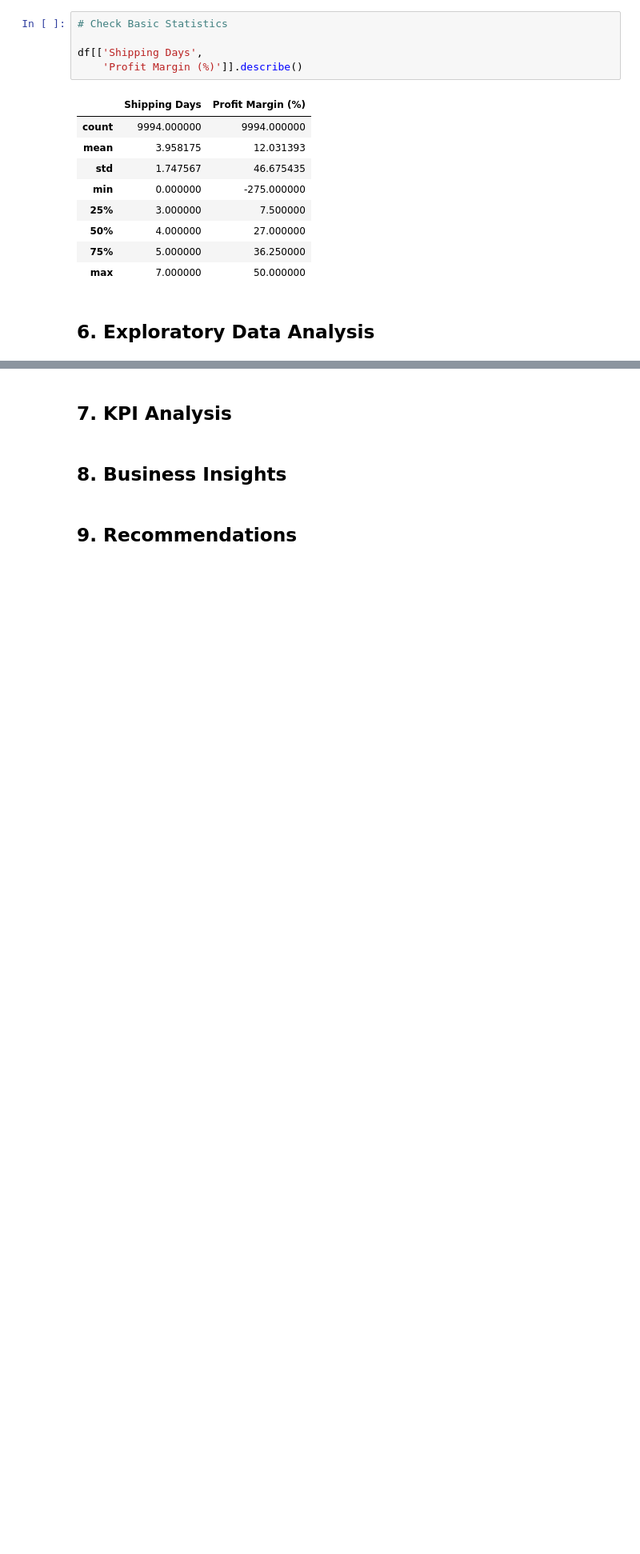
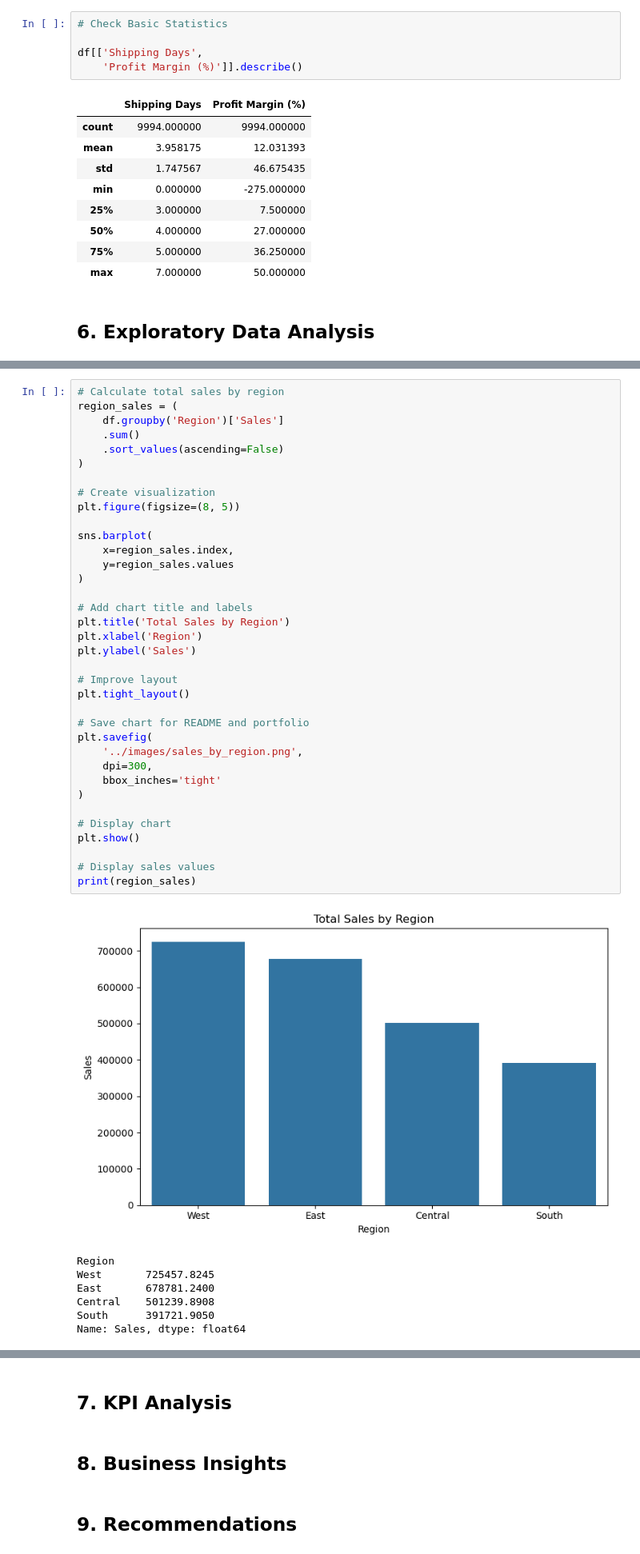
Before and after one commit to Harshpoonia/data-analytics-projects, a Jupyter notebook: Project-2-Superstore-Business-Analytics/notebooks/analysis.ipynb, the cells around one changed output, grey strips where cells are left out. Shown at 80% size. Cells and saved outputs as stored; diff of their text form; blank space fills up the shorter version.

Commit message:
Added EDA visualizations and business insights

```diff
--- a/Project-2-Superstore-Business-Analytics/notebooks/analysis.ipynb
+++ b/Project-2-Superstore-Business-Analytics/notebooks/analysis.ipynb
@@ -214,0 +221,44 @@ df[['Shipping Days',
+# %%
+# Calculate total sales by region
+region_sales = (
+    df.groupby('Region')['Sales']
+    .sum()
+    .sort_values(ascending=False)
+)
+
+# Create visualization
+plt.figure(figsize=(8, 5))
+
+sns.barplot(
+    x=region_sales.index,
+    y=region_sales.values
+)
+
+# Add chart title and labels
+plt.title('Total Sales by Region')
+plt.xlabel('Region')
+plt.ylabel('Sales')
+
+# Improve layout
+plt.tight_layout()
+
+# Save chart for README and portfolio
+plt.savefig(
+    '../images/sales_by_region.png',
+    dpi=300,
+    bbox_inches='tight'
+)
+
+# Display chart
+plt.show()
+
+# Display sales values
+print(region_sales)
+# %% [output]
+[figure, added]
+Region
+West       725457.8245
+East       678781.2400
+Central    501239.8908
+South      391721.9050
+Name: Sales, dtype: float64
```
Also changed, not shown: parts of 40 cells of this notebook, 10 other files.
